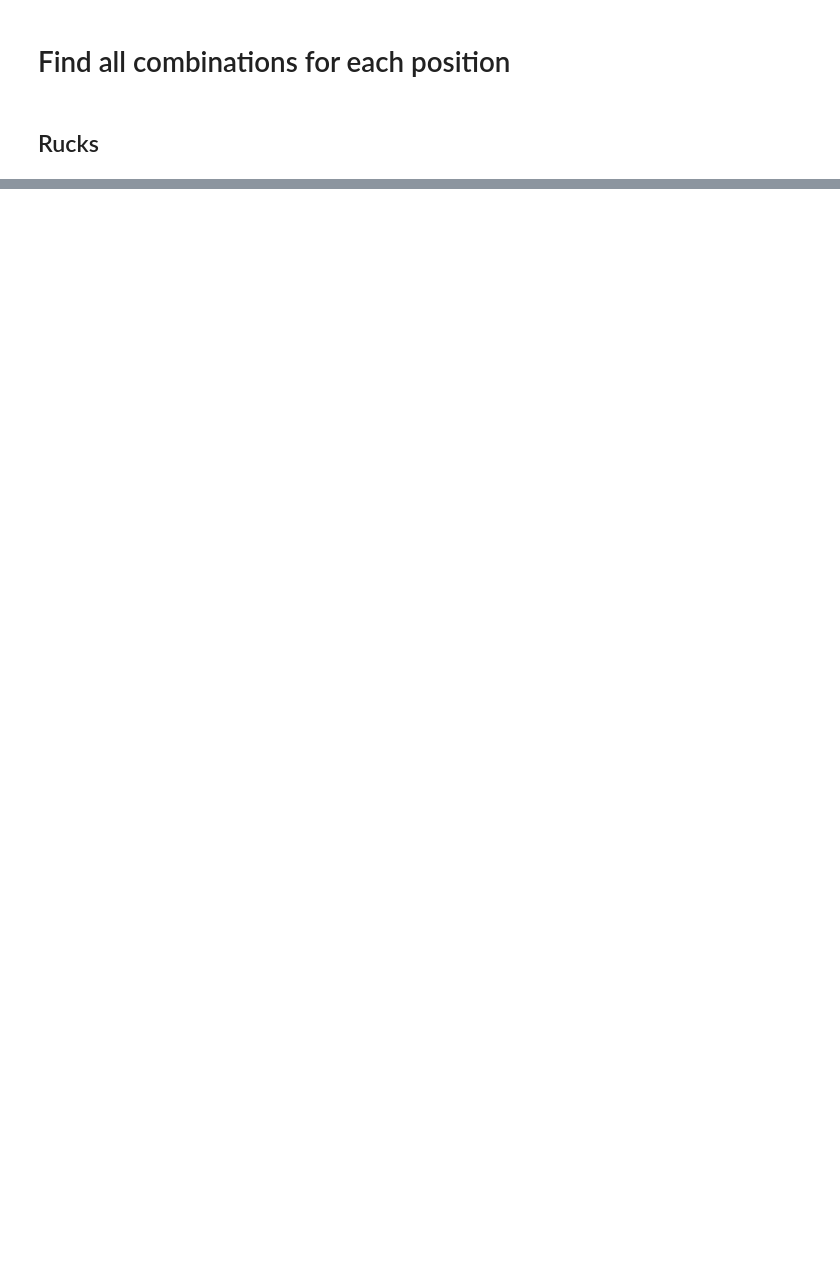
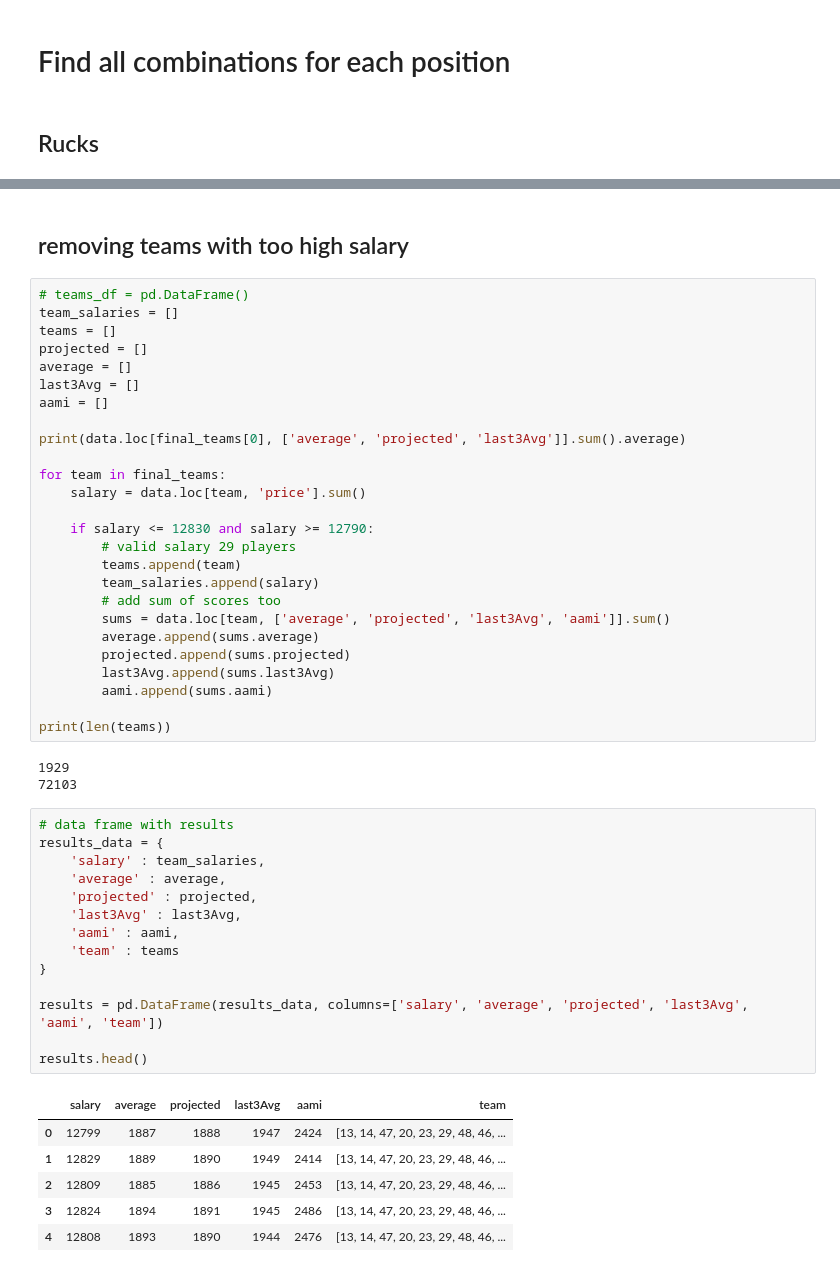
Before and after one commit to davisbarber/AFLFantasy-team-generator, a Jupyter notebook: data_test.ipynb, the cells around one changed output, grey strips where cells are left out. Saved outputs shown, nothing was run; the diff lists cells and outputs as text; blank space fills up the shorter version.

Commit message:
team generation and output to xlsx works

```diff
--- a/data_test.ipynb
+++ b/data_test.ipynb
@@ -87,0 +456,52 @@ rucks = pd.concat([data[data['pos1'] == 'Ruck'], data[data['pos2'] == 'Ruck']])
+# %% [markdown]
+## removing teams with too high salary
+# %%
+# teams_df = pd.DataFrame()
+team_salaries = []
+teams = []
+projected = []
+average = []
+last3Avg = []
+aami = []
+
+print(data.loc[final_teams[0], ['average', 'projected', 'last3Avg']].sum().average)
+
+for team in final_teams:
+    salary = data.loc[team, 'price'].sum()
+
+    if salary <= 12830 and salary >= 12790:
+        # valid salary 29 players
+        teams.append(team)
+        team_salaries.append(salary)
+        # add sum of scores too
+        sums = data.loc[team, ['average', 'projected', 'last3Avg', 'aami']].sum()
+        average.append(sums.average)
+        projected.append(sums.projected)
+        last3Avg.append(sums.last3Avg)
+        aami.append(sums.aami)
+
+print(len(teams))
+# %% [output]
+1929
+72103
+# %%
+# data frame with results
+results_data = {
+    'salary' : team_salaries,
+    'average' : average,
+    'projected' : projected,
+    'last3Avg' : last3Avg,
+    'aami' : aami,
+    'team' : teams
+}
+
+results = pd.DataFrame(results_data, columns=['salary', 'average', 'projected', 'last3Avg', 'aami', 'team'])
+
+results.head()
+# %% [output]
+|  | salary | average | projected | last3Avg | aami | team |
+| 0 | 12799 | 1887 | 1888 | 1947 | 2424 | [13, 14, 47, 20, 23, 29, 48, 46, ... |
+| 1 | 12829 | 1889 | 1890 | 1949 | 2414 | [13, 14, 47, 20, 23, 29, 48, 46, ... |
+| 2 | 12809 | 1885 | 1886 | 1945 | 2453 | [13, 14, 47, 20, 23, 29, 48, 46, ... |
+| 3 | 12824 | 1894 | 1891 | 1945 | 2486 | [13, 14, 47, 20, 23, 29, 48, 46, ... |
+| 4 | 12808 | 1893 | 1890 | 1944 | 2476 | [13, 14, 47, 20, 23, 29, 48, 46, ... |
```
Also changed, not shown: parts of 36 cells of this notebook.
